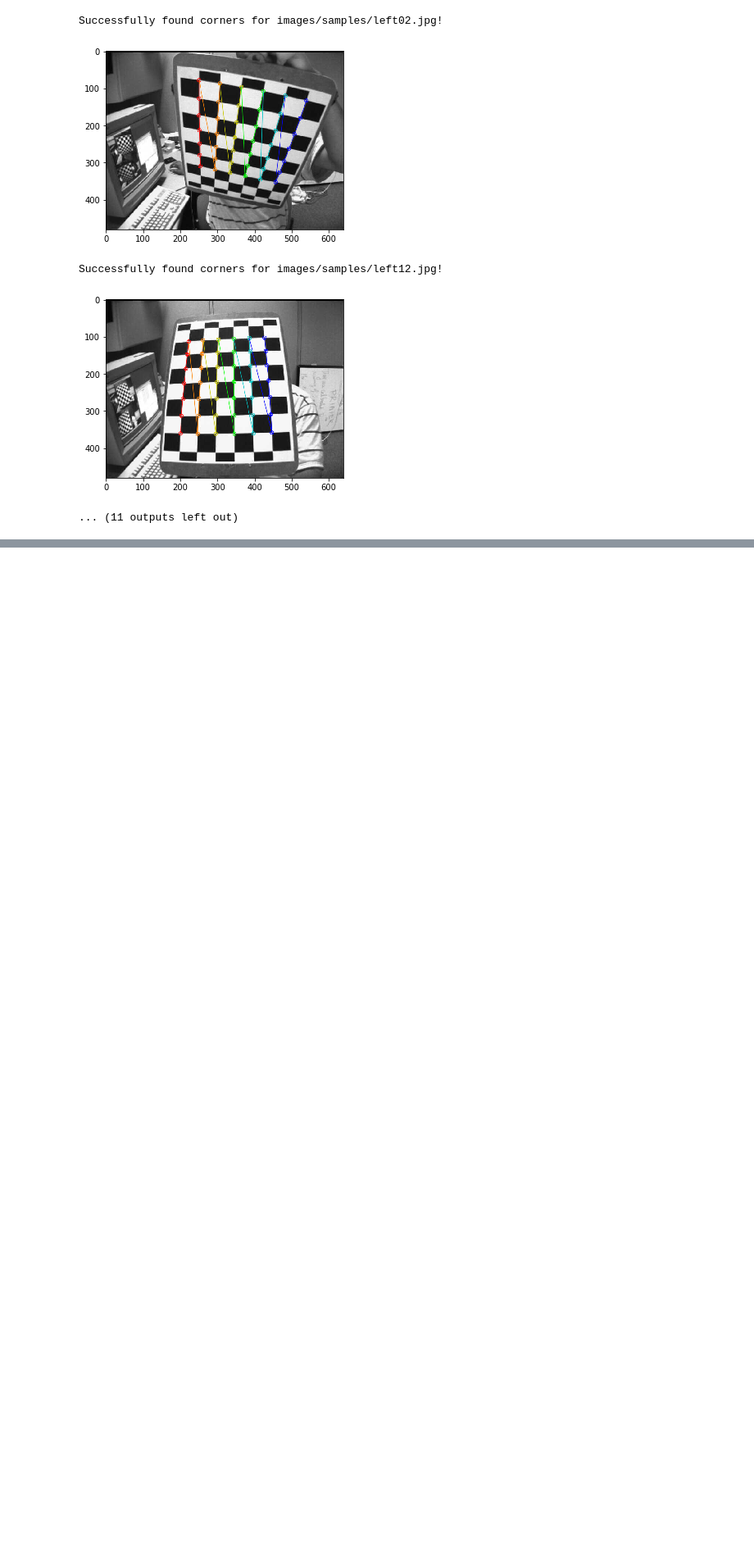
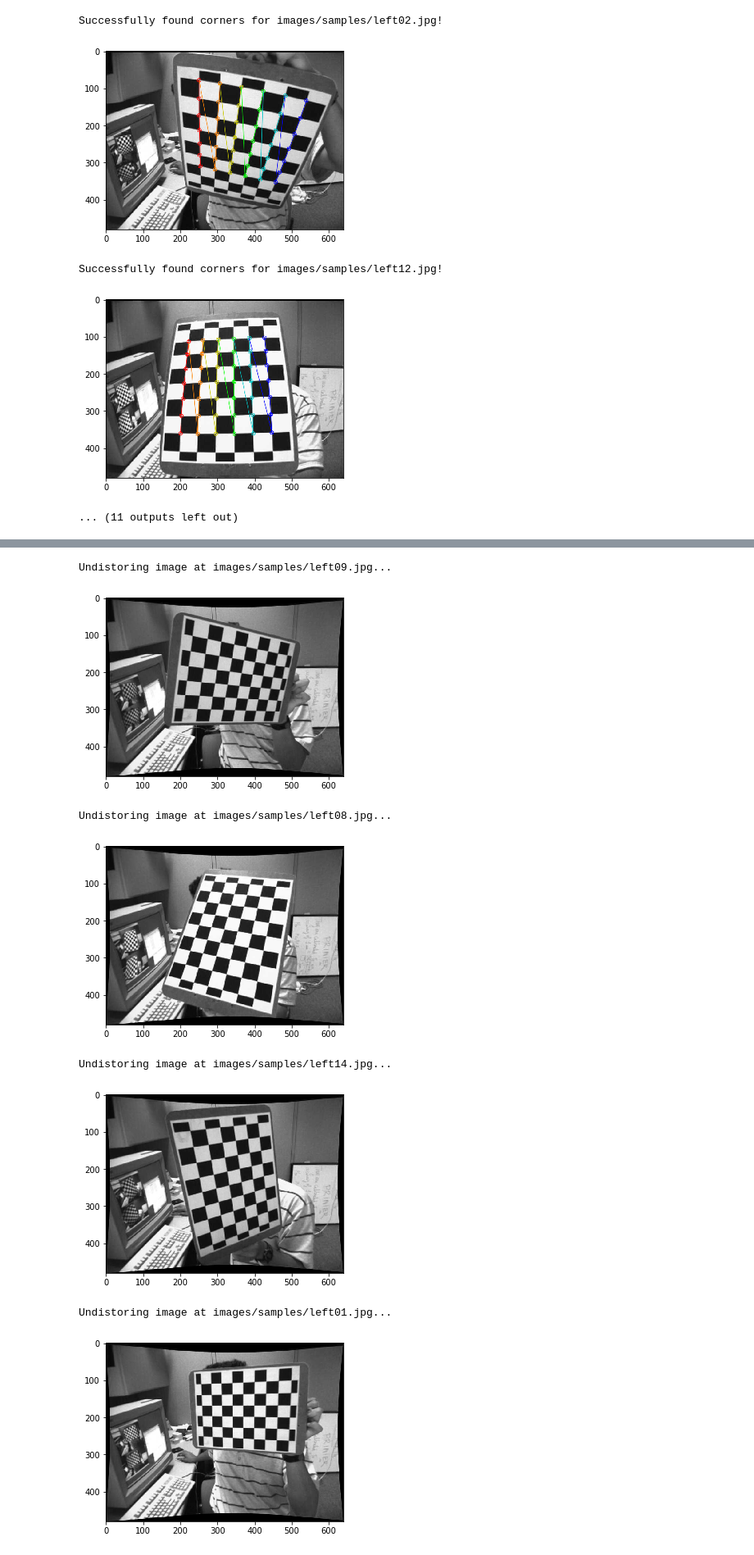
Before and after one commit to ravern/camlibrate, a Jupyter notebook: Demo.ipynb, the cells around one changed output, grey strips where cells are left out. Shown at 82% size. Cells and saved outputs as stored; diff of their text form; code cells hidden in the pictures; blank space fills up the shorter version.

Commit message:
Add undistortion

```diff
--- a/Demo.ipynb
+++ b/Demo.ipynb
@@ -12,7 +21,7 @@ CHESSBOARD_SIZE = (7, 6)
 # %%
 # Returns the number of successes
-def len_successes(results):
-    return len(list(filter(lambda result: result is not None, results)))
+def successes(results):
+    return list(filter(lambda result: result is not None, results))
 # %%
 # Create the `Path` object
 path = Path("images") / Path(IMAGES_PATH) / Path(f"*.{IMAGES_FORMAT}")
@@ -107,3 +117,17 @@ Successfully found corners for images/samples/left02.jpg!
 Successfully found corners for images/samples/left12.jpg!
 [figure]
 ... (11 outputs left out)
+# %%
+# Warn if not enough success cases
+if len(successes(img_points)) < 10:
+    print("Careful! There are less than 10 successful cases.")
+    print("The results might not be optimal with this few cases.")
+
+# Filter out the failure cases
+obj_points = successes(obj_points)
+img_points = successes(img_points)
+
+# Calculate the camera calibration
+ret, mtx, dist, rvecs, tvecs = cv2.calibrateCamera(obj_points, img_points, gray_img.shape[::-1], None, None)
+
+print("Done! Calibrated the camera matrix.")
@@ -109,0 +136,37 @@ Successfully found corners for images/samples/left12.jpg!
+# %%
+# Change the `RETAIN_PIXELS` bool into either 1 or 0
+alpha = 0
+if RETAIN_PIXELS:
+    alpha = 1
+
+for (i, img) in enumerate(imgs):
+    # Skip those that failed to load
+    if img is None:
+        continue
+
+    # Get the shape of the image
+    h, w = img.shape[:2]
+
+    # Recalculate the camera matrix based on `RETAIN_PIXELS`
+    undist_mtx, _ = cv2.getOptimalNewCameraMatrix(mtx, dist, (w, h), alpha, (w, h))
+
+    # Undistort the image
+    print(f"Undistoring image at {img_paths[i]}...")
+    undst_img = cv2.undistort(img, mtx, dist, None, undist_mtx)
+
+    # Display the undistorted image
+    show_img = cv2.cvtColor(undst_img, cv2.COLOR_BGR2RGB)
+    plt.imshow(show_img)
+    plt.show()
+
+
+print(f"Done! {len(successes(imgs))} images undistorted.")
+# %% [output]
+Undistoring image at images/samples/left09.jpg...
+[figure, added]
+Undistoring image at images/samples/left08.jpg...
+[figure, added]
+Undistoring image at images/samples/left14.jpg...
+[figure, added]
+Undistoring image at images/samples/left01.jpg...
+[figure, added]
```
Also changed, not shown: parts of 6 cells of this notebook.
